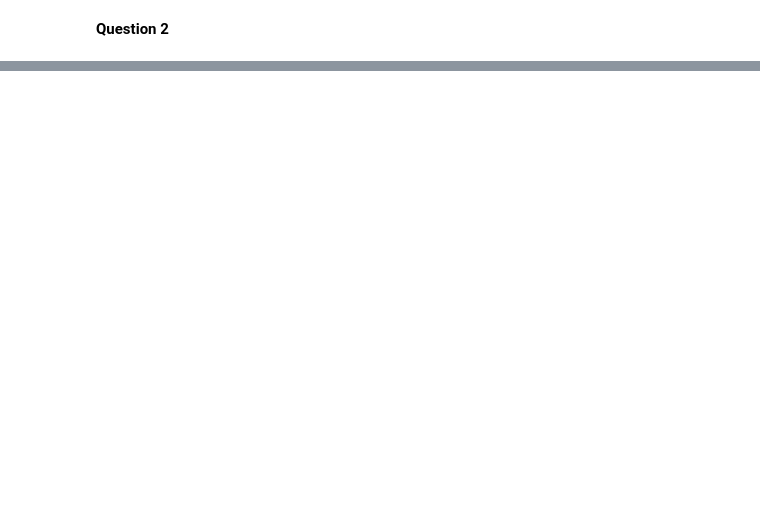
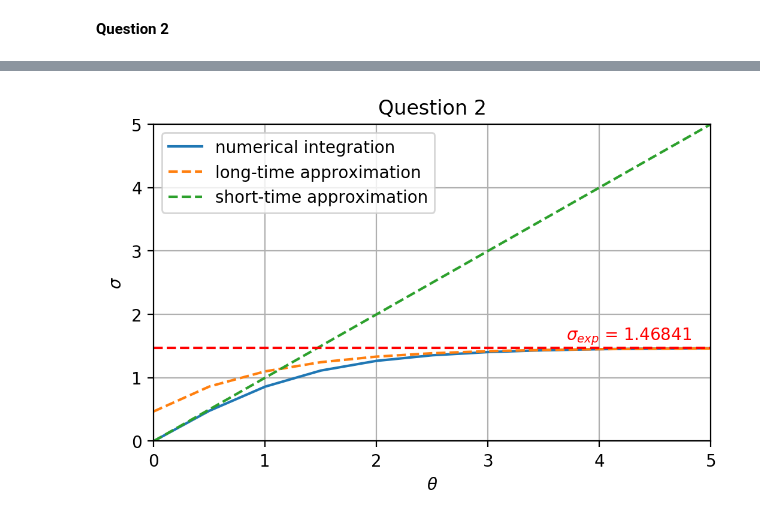
Before and after one commit to cdelannoy/Numerics, a Jupyter notebook: Project2.ipynb, the cells around one changed output, grey strips where cells are left out. Drawn from its saved outputs; the diff is of its cells as text; code cells hidden in the pictures; blank space fills up the shorter version.

```diff
--- a/Project2.ipynb
+++ b/Project2.ipynb
@@ -109,6 +110,10 @@ def y2(d, theta):
 def sigexp_integral(d, x):
     "this is the integral in 2b"
     return 1/(d*math.exp(x)-x)
+
+def long_time_expl(d, sigma, theta):
+    "This is the function from Q2c"
+    return sigma - 1/(d*math.exp(theta))
 
 def rk4_expl(f1, d, h, FValues, num_iter):
     "this function performs RK-4to find values of theta"
@@ -129,9 +134,10 @@ def rk4_expl(f1, d, h, FValues, num_iter):
 
     return FValues
 
-iters = 100
+iters = 40
 theta_expl = {'theta': [0], 'sigma':[0]}
 tst = rk4_expl(y2, 1, 0.5, theta_expl, iters)
 print(tst['sigma'][-1])
 print('This is different than the solution in the write-up...')
+pd.DataFrame(tst)
 # %% [output]
@@ -139,0 +196,3 @@ This is different than the solution in the write-up...
+# %%
+sigma_exp, num = check_infinity(100)
+print('I get infinity to be equal to {0:2d}, with result {1:f}, which is different than what the prof got in class...'.format(num,sigma_exp[-1]))
@@ -139,0 +209,23 @@ This is different than the solution in the write-up...
+# %%
+short_approx_expl = tst['theta']
+long_approx_expl = list(map(lambda x: long_time_expl(d=1, sigma=sigma_exp[-1], theta=x), tst['theta']))
+# %%
+fig2 = plt.figure(figsize = (6, 3.5), dpi = 200)
+ax2 = fig2.add_subplot(1, 1, 1)
+
+ax2.grid()
+ax2.plot(tst['theta'], tst['sigma'], label='numerical integration')
+ax2.plot(tst['theta'], long_approx_expl, label ='long-time approximation', linestyle='--')
+ax2.plot(tst['theta'], short_approx_expl, label ='short-time approximation', linestyle='--')
+ax2.legend()
+ax2.set_title('Question 2')
+ax2.set_xlabel(r'$\theta$')
+ax2.set_ylabel(r'$\sigma$')
+ax2.axhline(y=sigma_exp[-1], xmin=0, xmax=1, label = 'exact asymptote', linestyle='--', color='r')
+ax2.set_ylim([0,5])
+ax2.set_xlim([0,5])
+ax2.text(3.7,1.6, r'$\sigma_{exp}$ = '+str(round(sigma_exp[-1], 5)), color = 'r')
+
+plt.show()
+# %% [output]
+[figure, added]
```
Also changed, not shown: parts of 9 cells of this notebook.
